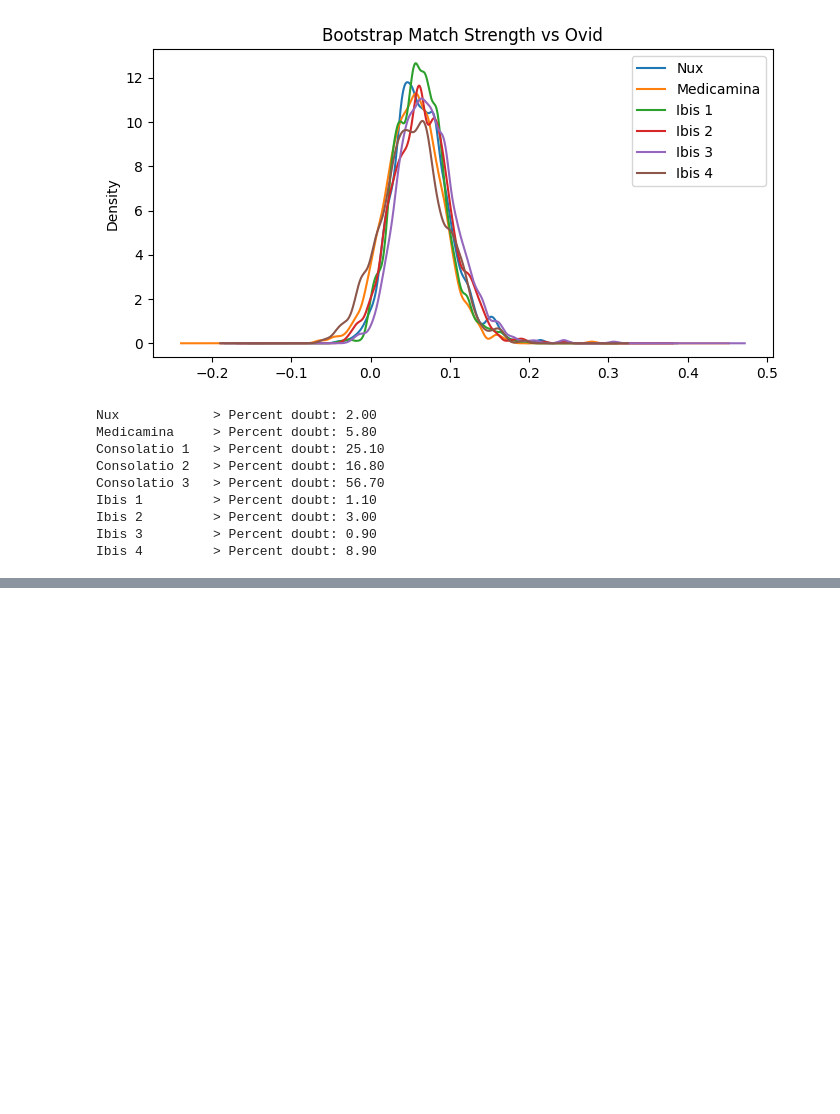
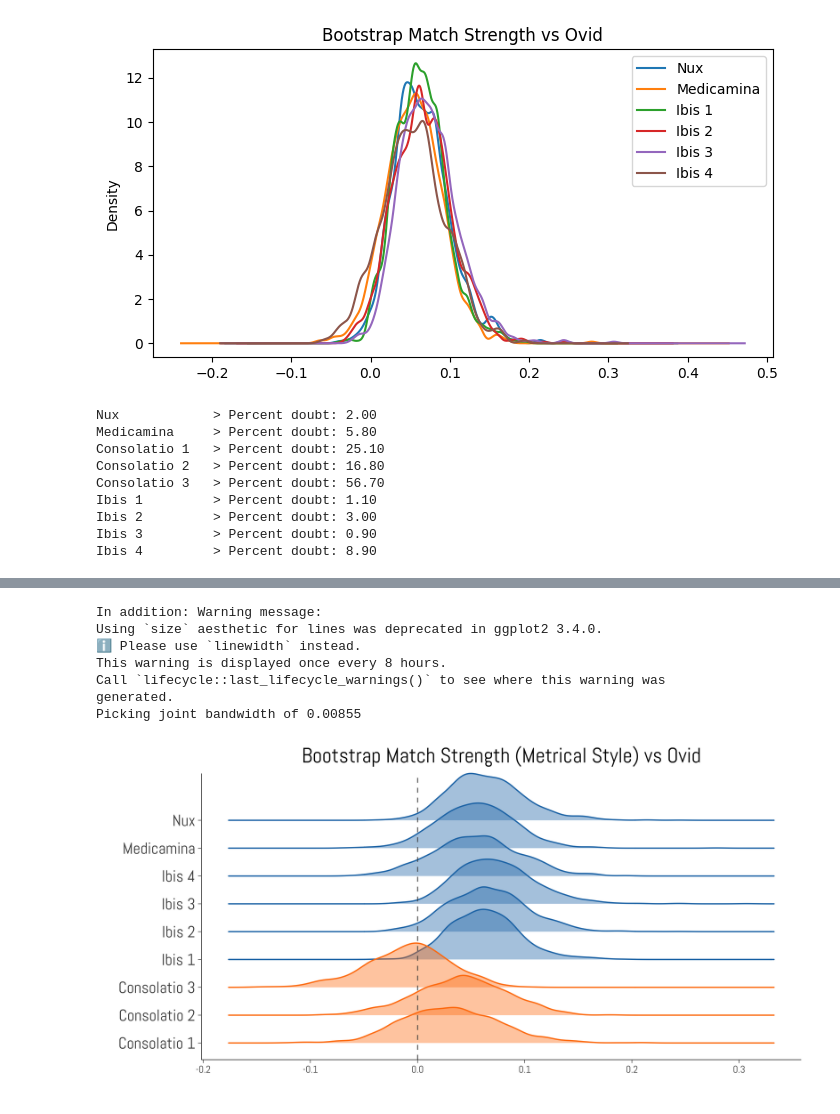
Before and after one commit to bnagy/nux-paper, a Jupyter notebook: repro/nux_boot_poet.ipynb, the cells around one changed output, grey strips where cells are left out. Cells and saved outputs as stored; diff of their text form; code cells hidden in the pictures; blank space fills up the shorter version.

```diff
--- a/repro/nux_boot_poet.ipynb
+++ b/repro/nux_boot_poet.ipynb
@@ -187,0 +190,9 @@ Ibis 4         > Percent doubt: 8.90
+# %%
+dff = df.T
+# %%
+dff.reset_index(inplace=True)
+# %%
+tst = dff.melt(id_vars=['index'])
+# %%
+tst['cons'] = tst['index'].str.startswith('Cons')
+tst
@@ -187,0 +213,53 @@ Ibis 4         > Percent doubt: 8.90
+# %%
+%%R -i tst -h 4 -w 8 -u in -r 300
+library(ggridges)
+library(paletteer)
+library(ggplot2)
+library(showtext)
+font_add_google("Abel", "fnt")
+showtext_auto()
+
+plt <- "ggsci::category10_d3"
+
+ggplot(data=tst,aes(value,y=index,fill=cons,color=cons)) +
+coord_cartesian(clip = "off") +
+
+# Voronoi tesselation for everything
+ggridges::stat_density_ridges(
+    quantile_lines = FALSE, quantiles = 2,
+    alpha = .4, size = 0.5,
+) +
+geom_vline(xintercept=0, colour='grey25', linetype='dashed', size=0.3) +
+scale_y_discrete() +
+scale_color_paletteer_d(plt) +
+scale_fill_paletteer_d(plt) +
+theme_bw() +
+xlab("") +
+ylab("") +
+ggtitle("Bootstrap Match Strength (Metrical Style) vs Ovid") +
+theme(
+    panel.border = element_blank(),
+    legend.position='none',
+    plot.title = element_text(hjust = 0.5, size=17, family="fnt"),
+    axis.line.x=element_line(size=0.2),
+    axis.line.y=element_line(size=0.2),
+    axis.ticks.x=element_line(size=0.2),
+    axis.ticks.y=element_line(size=0.2),
+    axis.text.x=element_text(size=8, family="fnt"),
+    axis.text.y=element_text(size=13, family="fnt"),
+    panel.grid.major = element_blank(),
+    panel.grid.minor = element_blank(),
+    #text=element_text(size=16, family="fnt"),
+)
+
+# fn <- "../paper/figures/ele_ngrams_tsne.pdf"
+# ggsave(fn, dpi=600, width=6, height=6, device=cairo_pdf)
+# %% [output]
+In addition: Warning message:
+Using `size` aesthetic for lines was deprecated in ggplot2 3.4.0.
+ℹ Please use `linewidth` instead.
+This warning is displayed once every 8 hours.
+Call `lifecycle::last_lifecycle_warnings()` to see where this warning was
+generated.
+Picking joint bandwidth of 0.00855
+[figure, added]
```
Also changed, not shown: parts of 2 cells of this notebook, 1 other file.
